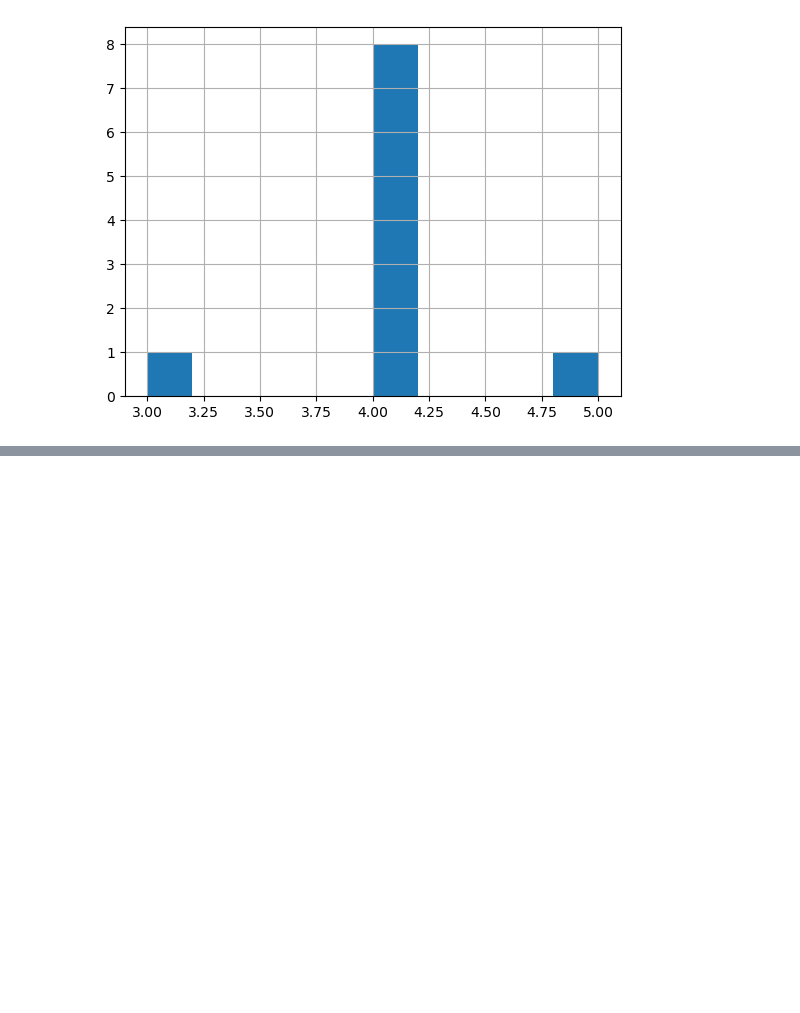
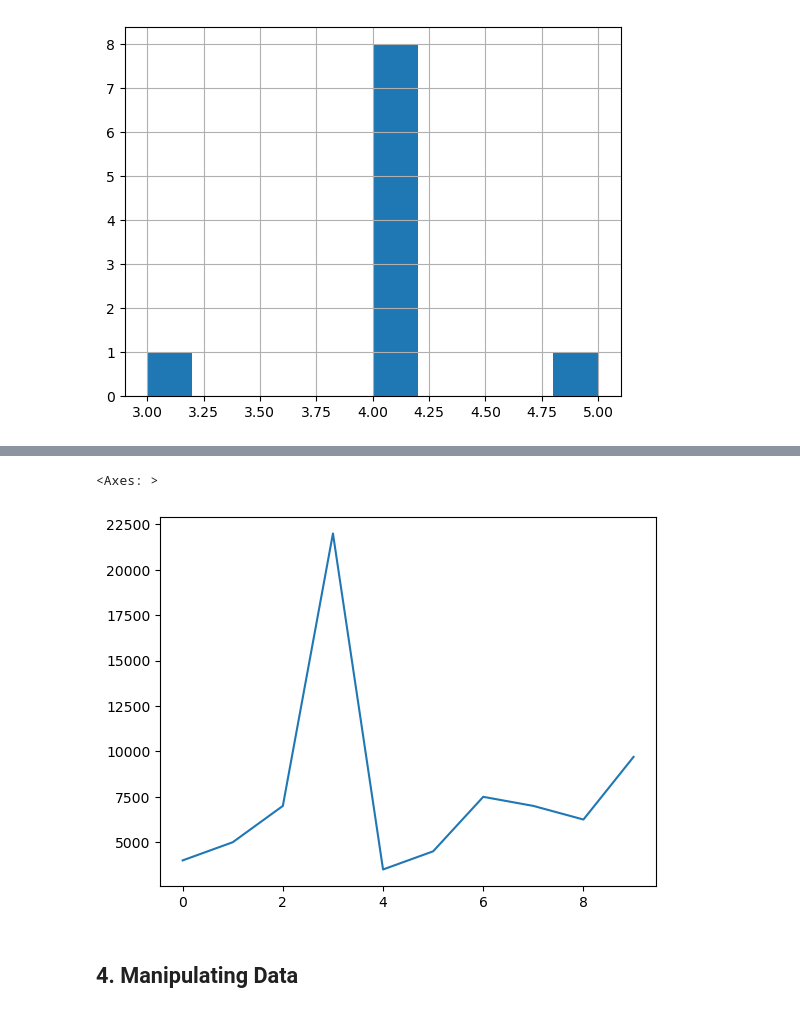
Before and after one commit to kunalprakash1309/Basic-machine-learning, a Jupyter notebook: 01-pandas/introduction-to-pandas.ipynb, the cells around one changed output, grey strips where cells are left out. Cells and saved outputs as stored; diff of their text form; code cells hidden in the pictures; blank space fills up the shorter version.

Commit message:
Worked on converting data type, handle NaN values, adding new columns, integrating funtion with columns and shuffling the dataframe

```diff
--- a/01-pandas/introduction-to-pandas.ipynb
+++ b/01-pandas/introduction-to-pandas.ipynb
@@ -505,0 +551,3 @@ car_sales["Doors"].hist()
+# %%
+# Change Price column to integers
+car_sales["Price"] = car_sales["Price"].str.replace('[\$\,\.]', '', regex=True)
@@ -505,0 +594,2 @@ car_sales["Doors"].hist()
+# %%
+car_sales["Price"] = car_sales["Price"].str[:-2].astype('int64')
@@ -505,0 +610,7 @@ car_sales["Doors"].hist()
+# %%
+car_sales["Price"].plot()
+# %% [output]
+<Axes: >
+[figure, added]
+# %% [markdown]
+## 4. Manipulating Data
```
Also changed, not shown: parts of 45 cells of this notebook, 1 other file.
